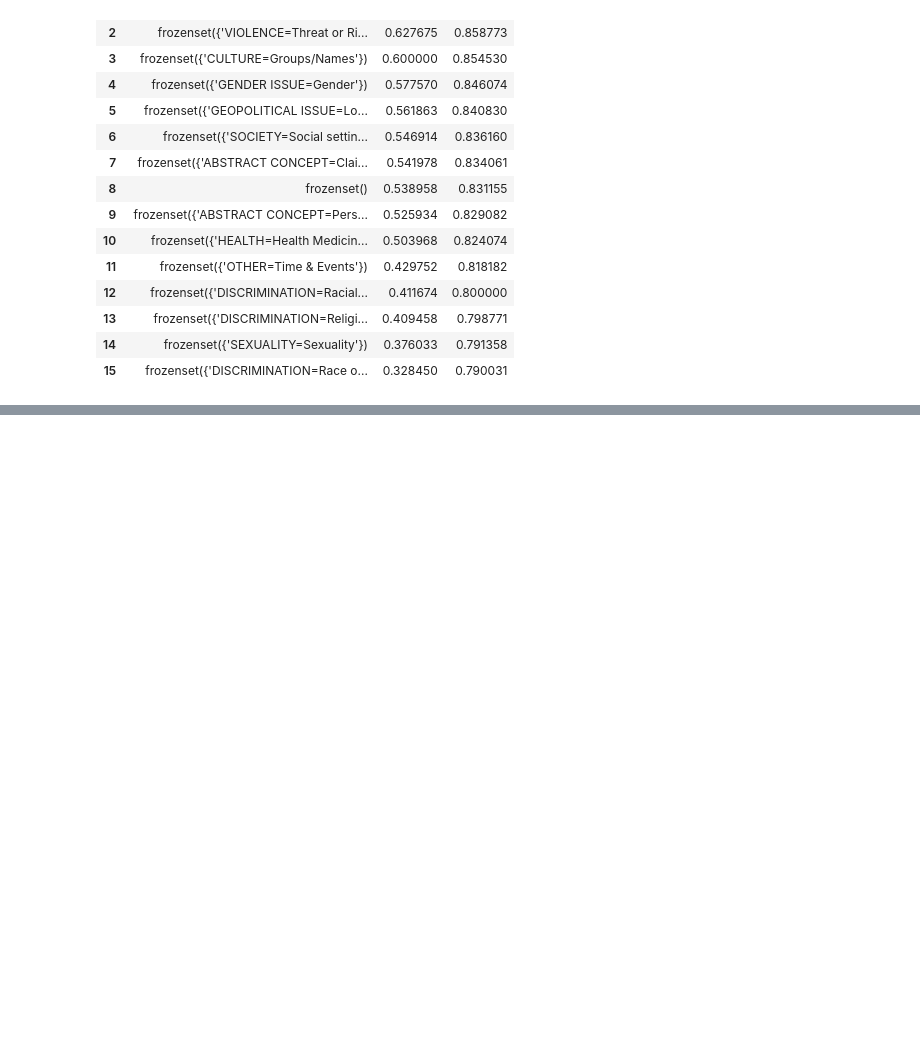
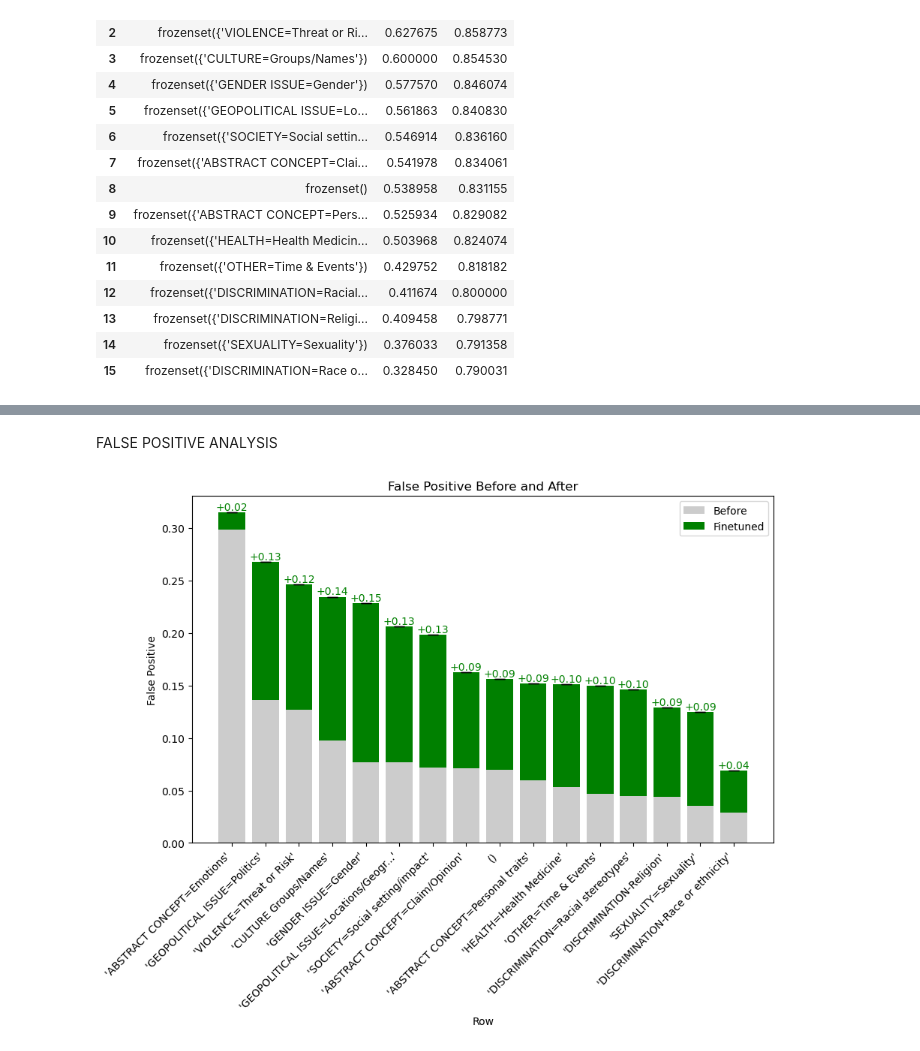
Before and after one commit to AmorosoLaura/XAI_project, a Jupyter notebook: utility_functions.ipynb, the cells around one changed output, grey strips where cells are left out. Saved outputs shown, nothing was run; the diff lists cells and outputs as text; code cells hidden in the pictures; blank space fills up the shorter version.

```diff
--- a/utility_functions.ipynb
+++ b/utility_functions.ipynb
@@ -494,0 +502,43 @@ plt.show()
+# %% [markdown]
+FALSE POSITIVE ANALYSIS
+# %%
+import pandas as pd
+import matplotlib.pyplot as plt
+
+base_df=pd.read_csv("./4_problematic_subgroups_identification/fp_base.csv")
+finetuned_df=pd.read_csv("./4_problematic_subgroups_identification/fp_finetuned.csv")
+
+fp_base=base_df['fp']
+fp_ft=finetuned_df['fp']
+# Prepare data
+itemsets = ["'ABSTRACT CONCEPT=Emotions'", "'GEOPOLITICAL ISSUE=Politics'", "'VIOLENCE=Threat or Risk'", "'CULTURE Groups/Names'", "'GENDER ISSUE=Gender'", "'GEOPOLITICAL ISSUE=Locations/Geogr...'", "'SOCIETY=Social setting/impact'", "'ABSTRACT CONCEPT=Claim/Opinion'", "()", "'ABSTRACT CONCEPT=Personal traits'", "'HEALTH=Health Medicine'", "'OTHER=Time & Events'", "'DISCRIMINATION=Racial stereotypes'", "'DISCRIMINATION-Religion'", "'SEXUALITY=Sexuality'", "'DISCRIMINATION-Race or ethnicity'"]
+
+# Create the figure and axis
+fig, ax = plt.subplots(figsize=(10, 6))
+
+x = range(len(itemsets))
+ax.bar(x, fp_base, color='#CCCCCC', label='Before')
+ax.bar(x, [a - b for a, b in zip(fp_ft, fp_base)], bottom=fp_base, color='green', label='Finetuned')
+
+# Add error bars
+ax.errorbar(x, fp_ft, yerr=0, linestyle='none', color='black', capsize=5)
+
+# Highlight the improvement
+for i, (b, a) in enumerate(zip(fp_base, fp_ft)):
+    if a > b:
+        ax.text(i, a, f'+{a-b:.2f}', ha='center', va='bottom', color='green')
+    else:
+        ax.text(i, b, f'{a-b:.2f}', ha='center', va='top', color='red')
+
+# Customize the plot
+# Set x-axis labels with rotation for better readability
+plt.xticks(range(len(itemsets)), [item for item in itemsets], rotation=45, ha='right')
+
+ax.set_xlabel('Row')
+ax.set_ylabel('False Positive')
+ax.set_title('False Positive Before and After')
+ax.legend()
+
+plt.show()
+# %% [output]
+[figure, added]
```
Also changed, not shown: parts of 4 cells of this notebook, 14 other files.
